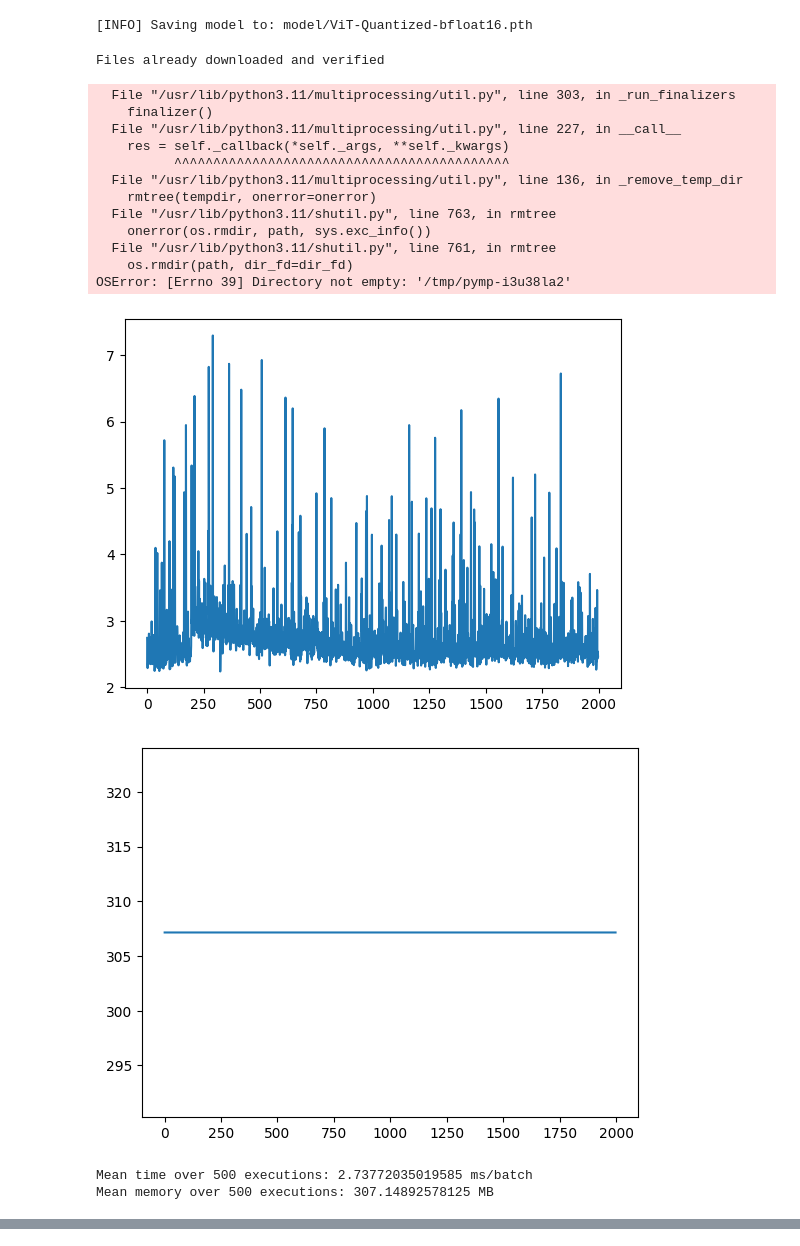
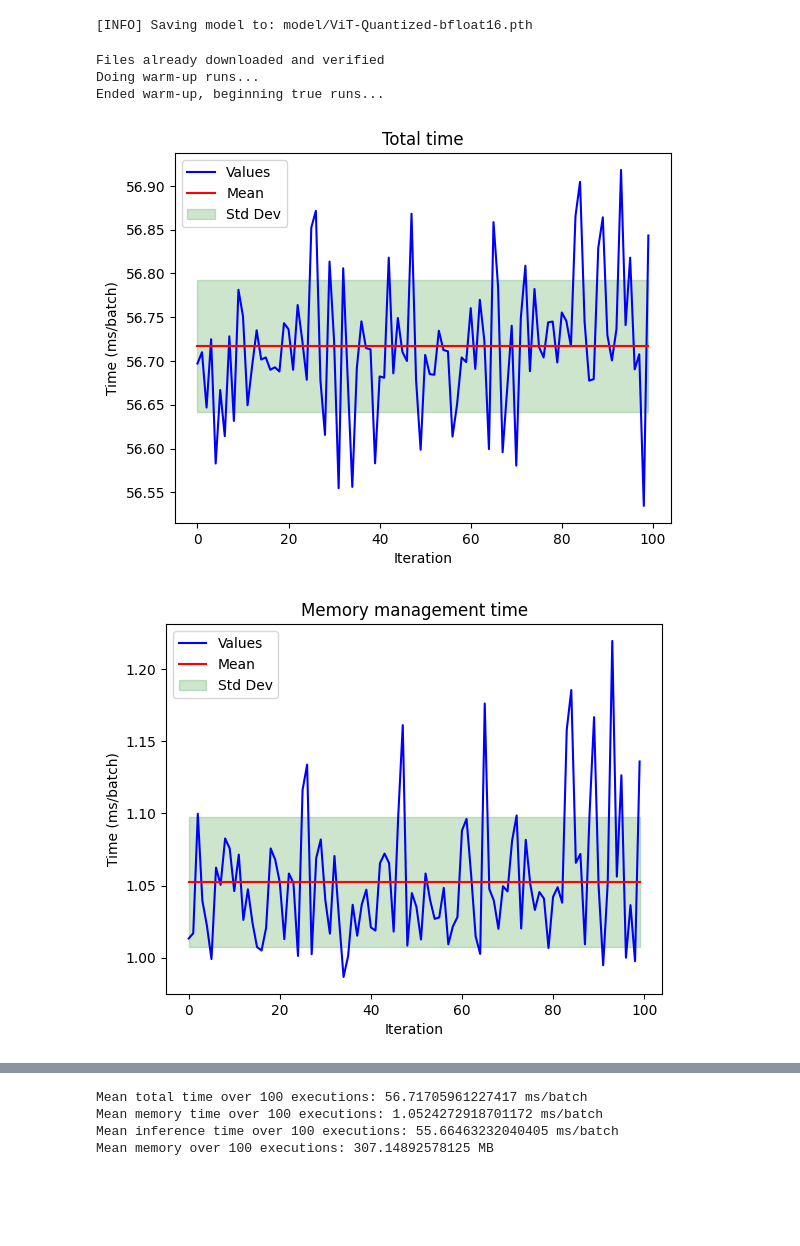
Before and after one commit to Aleixrei73/TFG-Efficient-Vision-Transformer-Inference-on-Edge-Devices, a Jupyter notebook: pytorch_quantization.ipynb, the cells around one changed output, grey strips where cells are left out. Saved outputs shown, nothing was run; the diff lists cells and outputs as text; code cells hidden in the pictures; blank space fills up the shorter version.

Commit message:
Calcul de temps

```diff
--- a/pytorch_quantization.ipynb
+++ b/pytorch_quantization.ipynb
@@ -50,23 +50,11 @@ utils.save_model(vit_quantized, "model", "ViT-Quantized-bfloat16.pth")
 # %%
 torch.manual_seed(0)
 torch.cuda.manual_seed(0)
 _, _, val_dl, _ = utils.create_loaders("data", transform=pretrained_vit_transforms, batch_size=32, dtype=torch.bfloat16)
-metrics = trainer.getMetrics(vit_quantized, val_dl, device, num_times=2000)
+metrics = trainer.getMetrics(vit_quantized, val_dl, device, num_times=100, save_plots=True, model_title='ViT-Quantized')
 # %% [output]
 Files already downloaded and verified
+Doing warm-up runs...
+Ended warm-up, beginning true runs...
-  File "/usr/lib/python3.11/multiprocessing/util.py", line 303, in _run_finalizers
-    finalizer()
-  File "/usr/lib/python3.11/multiprocessing/util.py", line 227, in __call__
-    res = self._callback(*self._args, **self._kwargs)
-          ^^^^^^^^^^^^^^^^^^^^^^^^^^^^^^^^^^^^^^^^^^^
-  File "/usr/lib/python3.11/multiprocessing/util.py", line 136, in _remove_temp_dir
-    rmtree(tempdir, onerror=onerror)
-  File "/usr/lib/python3.11/shutil.py", line 763, in rmtree
-    onerror(os.rmdir, path, sys.exc_info())
-  File "/usr/lib/python3.11/shutil.py", line 761, in rmtree
-    os.rmdir(path, dir_fd=dir_fd)
-OSError: [Errno 39] Directory not empty: '/tmp/pymp-i3u38la2'
-[figure, old version]
+[figure, new version]
-[figure, old version]
+[figure, new version]
-Mean time over 500 executions: 2.73772035019585 ms/batch
-Mean memory over 500 executions: 307.14892578125 MB
@@ -72,0 +63,4 @@ Mean memory over 500 executions: 307.14892578125 MB
+Mean total time over 100 executions: 56.71705961227417 ms/batch
+Mean memory time over 100 executions: 1.0524272918701172 ms/batch
+Mean inference time over 100 executions: 55.66463232040405 ms/batch
+Mean memory over 100 executions: 307.14892578125 MB
```
Also changed, not shown: parts of 2 cells of this notebook, 2 other files.
